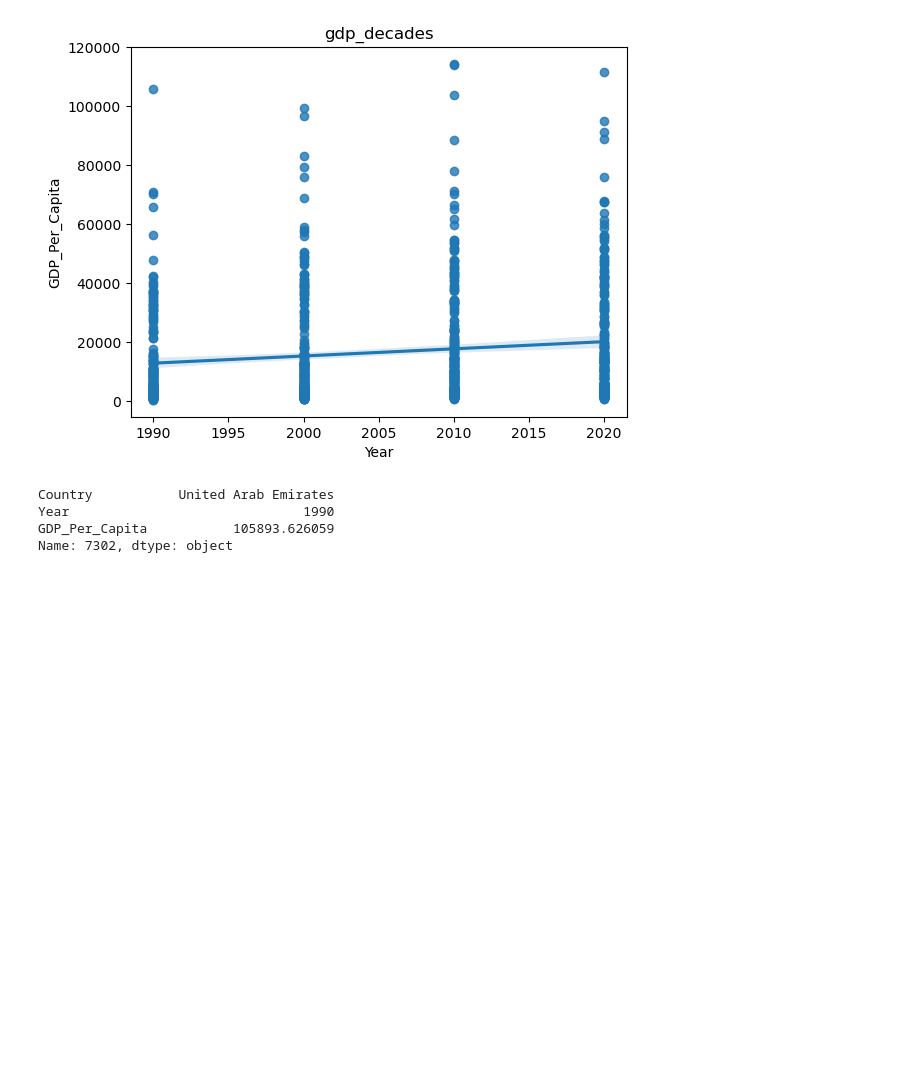
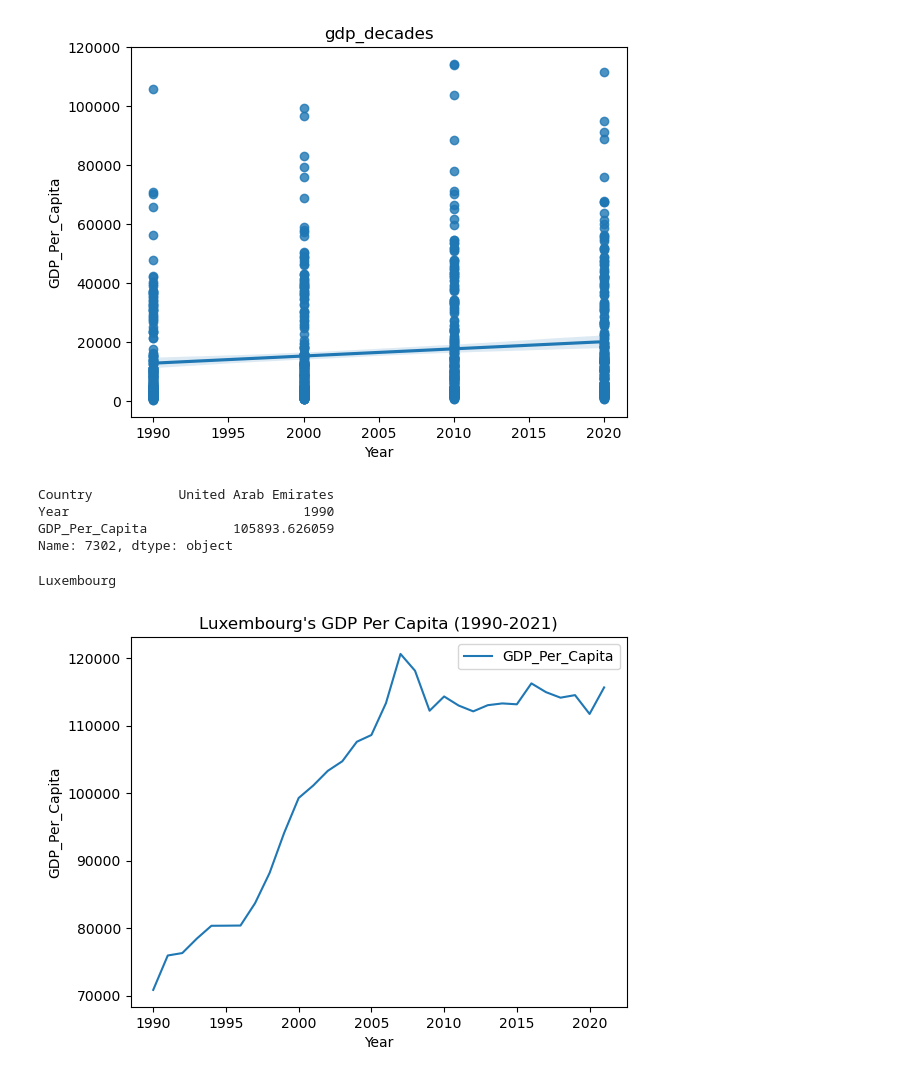
Before and after one commit to NSS-Data-Analytics-Cohort-10/gdp-and-internet-usage-Uhuegbu23, a Jupyter notebook: Notebooks/Gross_Domestic_Product_Internet_Usage.ipynb, the cells around one changed output. Saved outputs shown, nothing was run; the diff lists cells and outputs as text; code cells hidden in the pictures; blank space fills up the shorter version.

```diff
--- a/Notebooks/Gross_Domestic_Product_Internet_Usage.ipynb
+++ b/Notebooks/Gross_Domestic_Product_Internet_Usage.ipynb
@@ -279,4 +279,24 @@ Country           United Arab Emirates
 Year                              1990
 GDP_Per_Capita           105893.626059
 Name: 7302, dtype: object
+# %%
+#12. Which country had the highest GDP per capita in 2020? =Luxembourg
+gdp_2020 = gdp_df[gdp_df['Year'] == 2020]
+highest_gdp_per_capital = gdp_2020['GDP_Per_Capita'].idxmax()
+country_highest_gdp=gdp_2020.loc[highest_gdp_per_capital, 'Country']
+print(country_highest_gdp)
+# %% [output]
+Luxembourg
+# %%
+#12B. Create a plot showing how this country's GDP per capita has changed over the timespan of the dataset.
+
+# Filter the DataFrame for the year 1990 and 2021, and Luxembourg
+Luxembourg_gdp = gdp_df[(gdp_df['Country'] == 'Luxembourg') & (gdp_df['Year'].between(1990, 2021))]
+Luxembourg_gdp.plot(x='Year', y='GDP_Per_Capita', kind='line')
+plt.title("Luxembourg's GDP Per Capita (1990-2021)")
+plt.xlabel('Year')
+plt.ylabel('GDP_Per_Capita')
+plt.show()
+# %% [output]
+[figure, added]
 # %%
```
Also changed, not shown: parts of 1 cell of this notebook.
